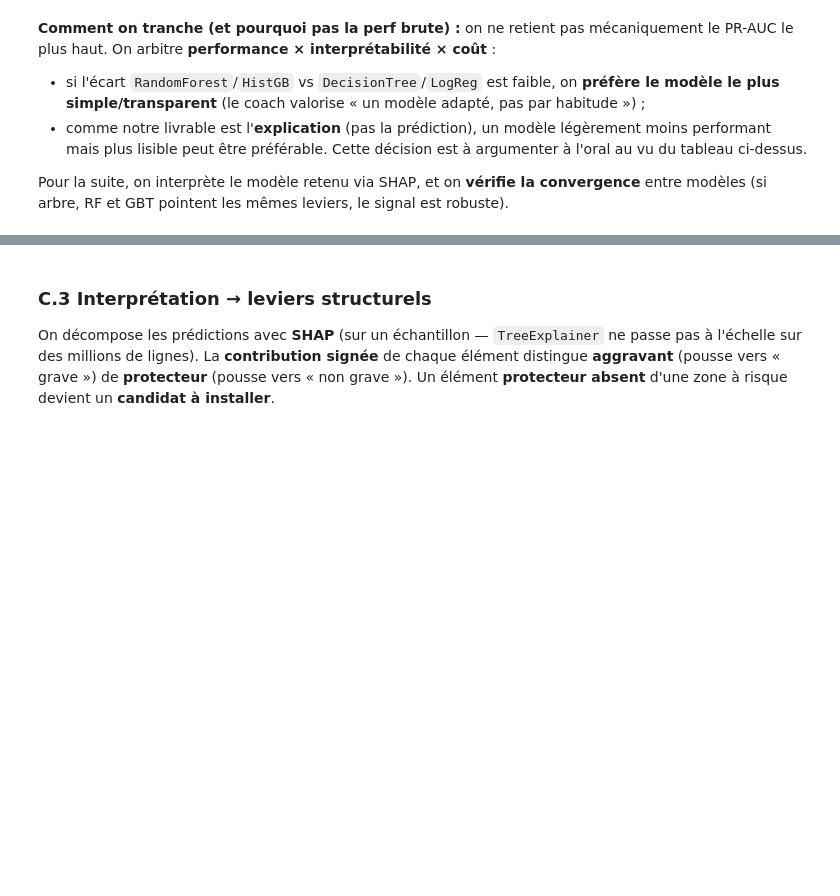
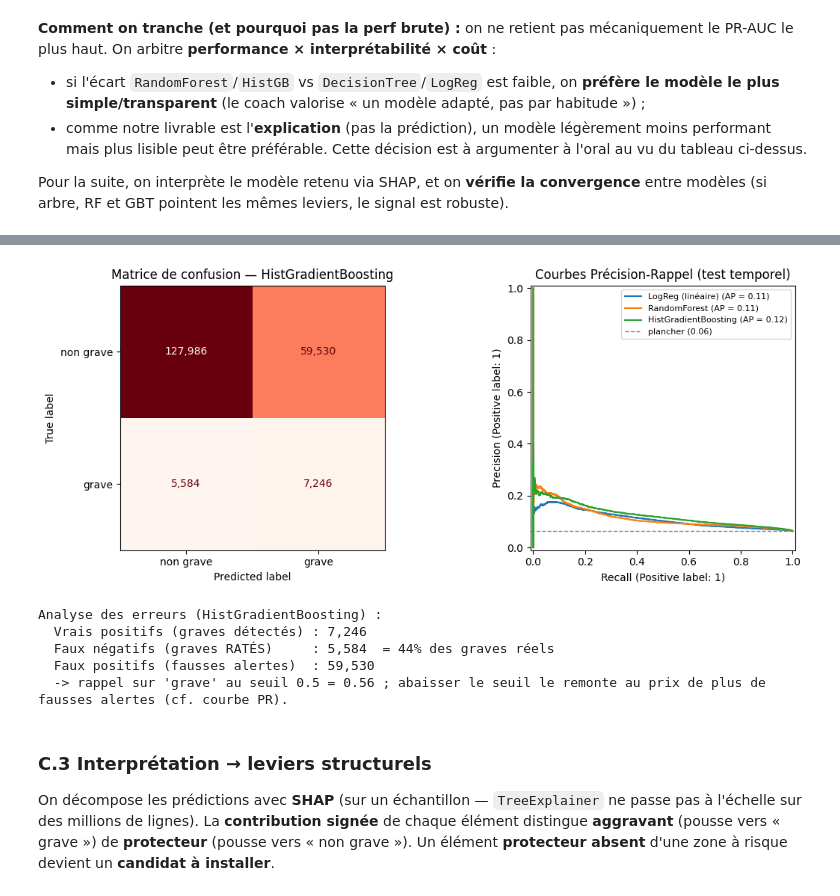
Before and after one commit to SabaMG/xploring, a Jupyter notebook: rendu/notebook.ipynb, the cells around one changed output, grey strips where cells are left out. Cells and saved outputs as stored; diff of their text form; code cells hidden in the pictures; blank space fills up the shorter version.

```diff
--- a/rendu/notebook.ipynb
+++ b/rendu/notebook.ipynb
@@ -434,7 +728,7 @@ from sklearn.utils.class_weight import compute_sample_weight
 
 num_pipe = Pipeline([("imp", SimpleImputer(strategy="median")), ("sc", StandardScaler())])
 cat_pipe = Pipeline([("imp", SimpleImputer(strategy="most_frequent")),
-                     ("oh", OneHotEncoder(handle_unknown="ignore", min_frequency=20))])
+                     ("oh", OneHotEncoder(handle_unknown="ignore", min_frequency=20, sparse_output=False))])
 prep = ColumnTransformer([
     ("num",   num_pipe, NUM_CONTROLS),
     ("cat",   cat_pipe, CAT_CONTROLS),
@@ -518,3 +827,40 @@ Pour la suite, on interprète le modèle retenu via SHAP, et on **vérifie la co
+# %%
+from sklearn.metrics import confusion_matrix, ConfusionMatrixDisplay, PrecisionRecallDisplay
+
+best_pipe = fitted[BEST]
+proba_best = (best_pipe.predict_proba(X_te)[:, 1] if hasattr(best_pipe, "predict_proba")
+              else best_pipe.decision_function(X_te))
+pred_best = (proba_best >= 0.5).astype(int)
+cm = confusion_matrix(y_te, pred_best)
+tn, fp, fn, tp = cm.ravel()
+
+fig, ax = plt.subplots(1, 2, figsize=(12, 4.5))
+ConfusionMatrixDisplay(cm, display_labels=["non grave", "grave"]).plot(
+    ax=ax[0], colorbar=False, cmap="Reds", values_format=",d")
+ax[0].set_title(f"Matrice de confusion — {BEST}")
+for name in ["LogReg (linéaire)", "RandomForest", "HistGradientBoosting"]:
+    if name not in fitted:
+        continue
+    p = fitted[name]
+    pr = p.predict_proba(X_te)[:, 1] if hasattr(p, "predict_proba") else p.decision_function(X_te)
+    PrecisionRecallDisplay.from_predictions(y_te, pr, name=name, ax=ax[1])
+ax[1].axhline(y_te.mean(), ls="--", c="grey", lw=1, label=f"plancher ({y_te.mean():.2f})")
+ax[1].set_title("Courbes Précision-Rappel (test temporel)"); ax[1].legend(fontsize=8)
+plt.tight_layout(); plt.show()
+
+print(f"Analyse des erreurs ({BEST}) :")
+print(f"  Vrais positifs (graves détectés) : {tp:,}")
+print(f"  Faux négatifs (graves RATÉS)     : {fn:,}  = {fn/(fn+tp)*100:.0f}% des graves réels")
+print(f"  Faux positifs (fausses alertes)  : {fp:,}")
+print(f"  -> rappel sur 'grave' au seuil 0.5 = {tp/(tp+fn):.2f} ; abaisser le seuil le remonte "
+      f"au prix de plus de fausses alertes (cf. courbe PR).")
+# %% [output]
+[figure, added]
+Analyse des erreurs (HistGradientBoosting) :
+  Vrais positifs (graves détectés) : 7,246
+  Faux négatifs (graves RATÉS)     : 5,584  = 44% des graves réels
+  Faux positifs (fausses alertes)  : 59,530
+  -> rappel sur 'grave' au seuil 0.5 = 0.56 ; abaisser le seuil le remonte au prix de plus de fausses alertes (cf. courbe PR).
 # %% [markdown]
 ### C.3 Interprétation → leviers structurels
 
```
Also changed, not shown: parts of 45 cells of this notebook, 4 other files.
